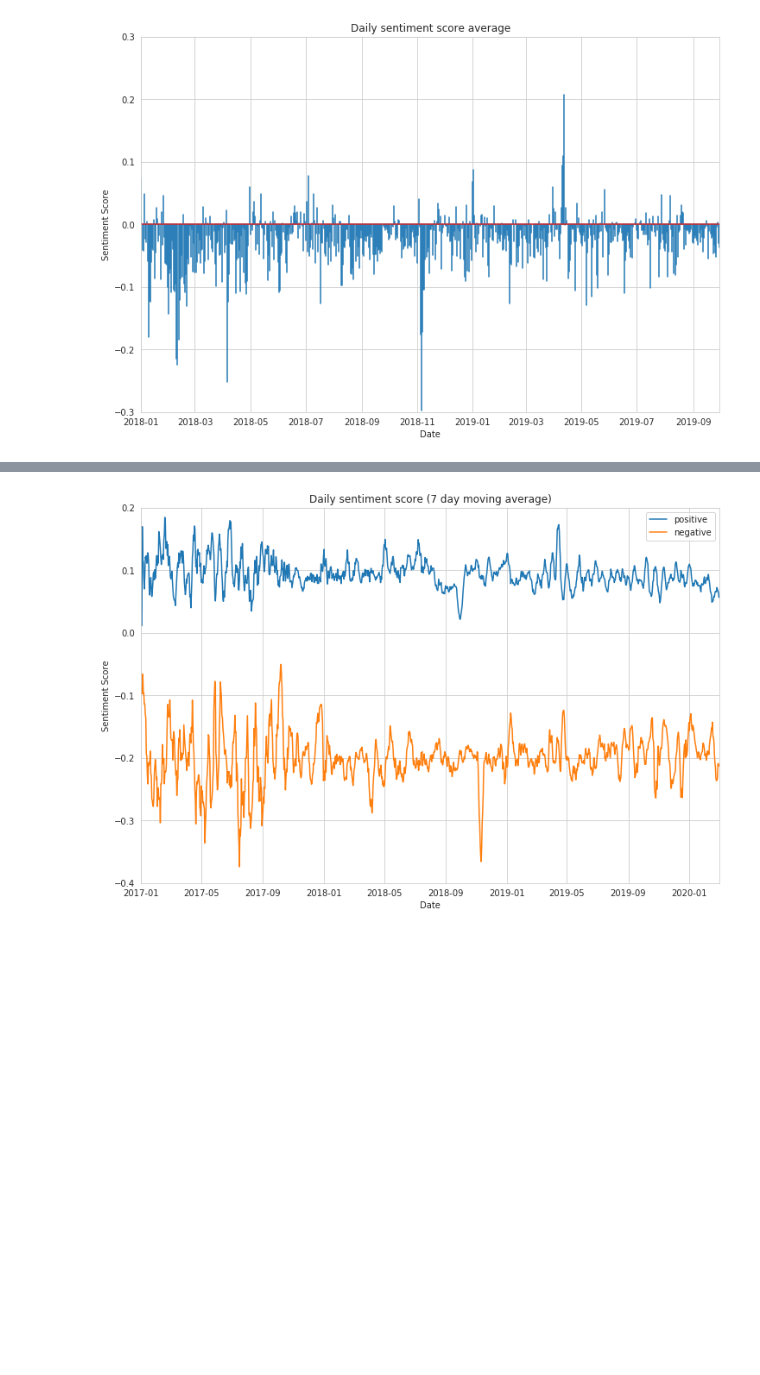
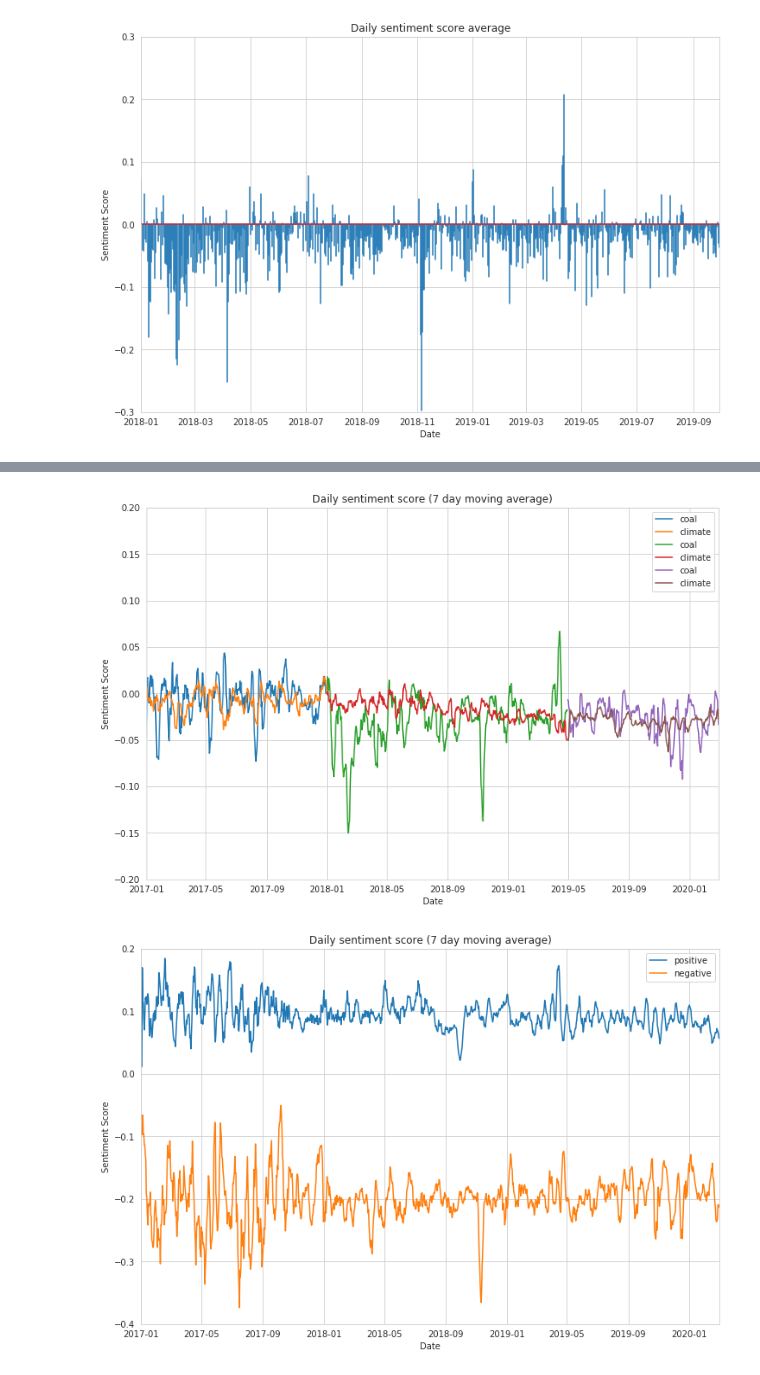
Before and after one commit to yuantinglee/twitter-discourse, a Jupyter notebook: analysis/sentiment_analysis_new.ipynb, the cells around one changed output, grey strips where cells are left out. Drawn from its saved outputs; the diff is of its cells as text; code cells hidden in the pictures; blank space fills up the shorter version.

Commit message:
update senti analysis

```diff
--- a/analysis/sentiment_analysis_new.ipynb
+++ b/analysis/sentiment_analysis_new.ipynb
@@ -533,0 +553,10 @@ plt.show()
+# %%
+# split into 3 periods
+texts_de_daily_sma_1 = texts_de_daily_sma[texts_de_daily_sma.index >= pd.Timestamp(2017,1,1)]
+texts_de_daily_sma_1 = texts_de_daily_sma_1[texts_de_daily_sma_1.index < pd.Timestamp(2018,1,1)]
+
+texts_de_daily_sma_2 = texts_de_daily_sma[texts_de_daily_sma.index >= pd.Timestamp(2018,1,1)]
+texts_de_daily_sma_2 = texts_de_daily_sma_2[texts_de_daily_sma_2.index < pd.Timestamp(2019,5,1)]
+
+texts_de_daily_sma_3 = texts_de_daily_sma[texts_de_daily_sma.index >= pd.Timestamp(2019,5,1)]
+texts_de_daily_sma_3 = texts_de_daily_sma_3[texts_de_daily_sma_3.index < pd.Timestamp(2020,3,1)]
@@ -533,0 +571,10 @@ plt.show()
+# %%
+# split into 3 periods
+texts_climate_daily_sma_1 = texts_climate_daily_sma[texts_climate_daily_sma.index >= pd.Timestamp(2017,1,1)]
+texts_climate_daily_sma_1 = texts_climate_daily_sma_1[texts_climate_daily_sma_1.index < pd.Timestamp(2018,1,1)]
+
+texts_climate_daily_sma_2 = texts_climate_daily_sma[texts_climate_daily_sma.index >= pd.Timestamp(2018,1,1)]
+texts_climate_daily_sma_2 = texts_climate_daily_sma_2[texts_climate_daily_sma_2.index < pd.Timestamp(2019,5,1)]
+
+texts_climate_daily_sma_3 = texts_climate_daily_sma[texts_climate_daily_sma.index >= pd.Timestamp(2019,5,1)]
+texts_climate_daily_sma_3 = texts_climate_daily_sma_3[texts_climate_daily_sma_3.index < pd.Timestamp(2020,3,1)]
@@ -533,0 +593,31 @@ plt.show()
+# %%
+fig, ax = plt.subplots(figsize=(12,8))
+sns.lineplot(texts_de_daily_sma.index, texts_de_daily_sma, ax = ax, label='coal')
+sns.lineplot(texts_climate_daily_sma.index, texts_climate_daily_sma, ax = ax, label='climate')
+
+
+sns.regplot(texts_de_daily_sma_1.index, texts_de_daily_sma_1, ax = ax)
+sns.regplot(texts_climate_daily_sma_1.index, texts_climate_daily_sma_1, ax = ax)
+sns.regplot(texts_de_daily_sma_2.index, texts_de_daily_sma_2, ax = ax)
+sns.regplot(texts_climate_daily_sma_2.index, texts_climate_daily_sma_2, ax = ax)
+sns.regplot(texts_de_daily_sma_3.index, texts_de_daily_sma_3, ax = ax)
+sns.regplot(texts_climate_daily_sma_3.index, texts_climate_daily_sma_3, ax = ax)
+
+# adding event titles
+#ax.axvline(x=(datetime.datetime.strptime('2018-06-06', '%Y-%m-%d')), ls ='-.',lw='0.75', c = 'k')
+#plt.text((datetime.datetime.strptime('2018-06-06', '%Y-%m-%d')-datetime.timedelta(days=12)),0.17,
+#         'coal commission established',rotation=90, fontsize=10)
+#ax.axvline(x=(datetime.datetime.strptime('2019-01-26', '%Y-%m-%d')), ls ='-.',lw='0.75', c = 'k')
+#plt.text((datetime.datetime.strptime('2019-01-26', '%Y-%m-%d')-datetime.timedelta(days=12)),0.17,
+#         'release of coal commission report',rotation=90, fontsize=10)
+
+ax.set(xlim=(datetime.datetime.strptime('2017-01-01', '%Y-%m-%d'),
+             datetime.datetime.strptime('2020-03-01', '%Y-%m-%d')),
+       ylim=(-0.2,0.2),
+       xlabel="Date",
+       ylabel="Sentiment Score",
+       title="Daily sentiment score (7 day moving average)")
+plt.legend()
+plt.show()
+# %% [output]
+[figure, added]
```
Also changed, not shown: parts of 7 cells of this notebook.
